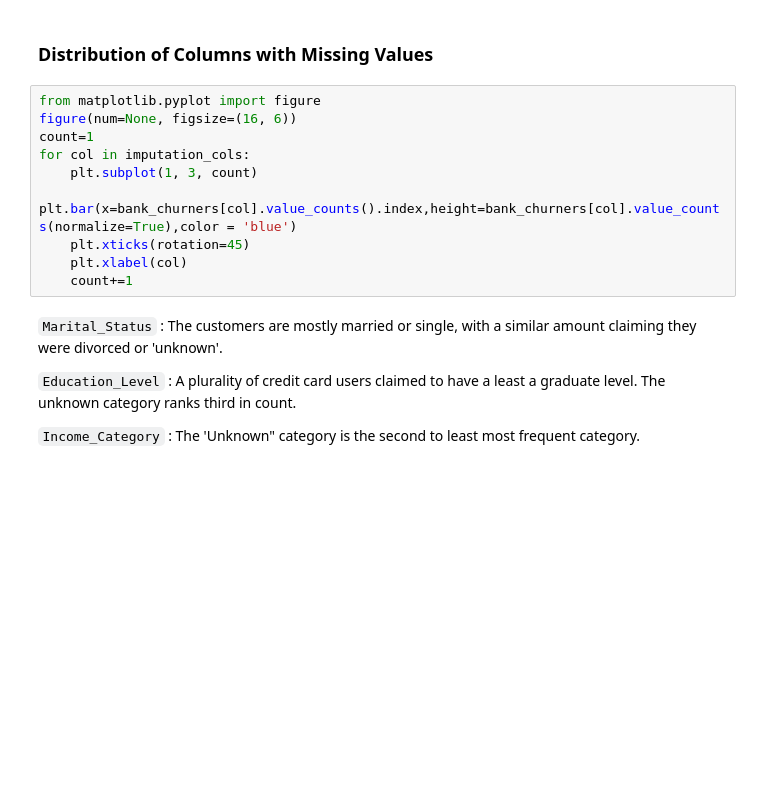
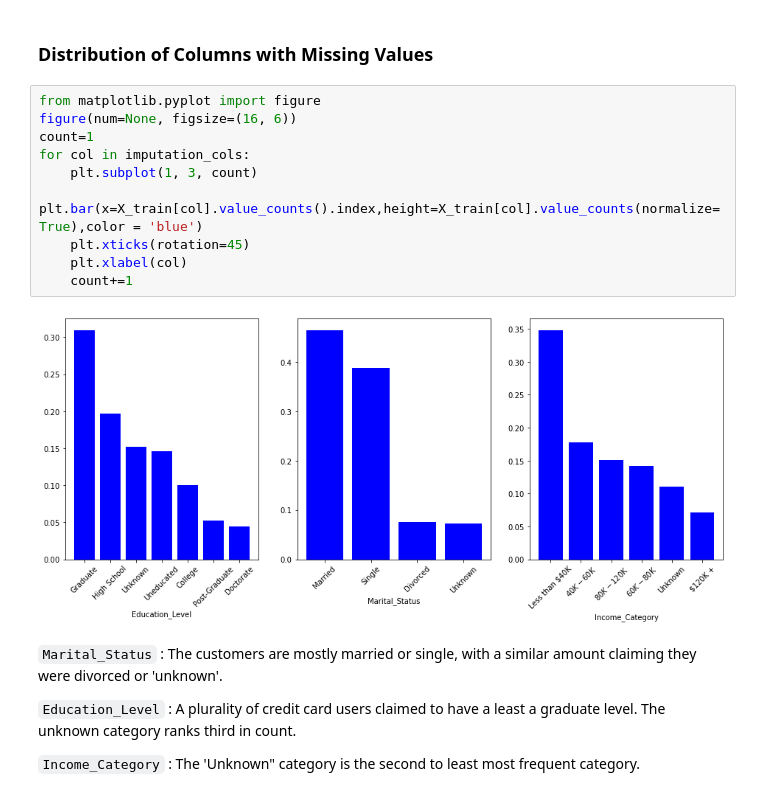
Before and after one commit to mikhaelamartin/Zaful-Classification, a Jupyter notebook: Bank-Churn/Bank Churner.ipynb, the cells around one changed output. Saved outputs shown, nothing was run; the diff lists cells and outputs as text; blank space fills up the shorter version.

```diff
--- a/Bank-Churn/Bank Churner.ipynb
+++ b/Bank-Churn/Bank Churner.ipynb
@@ -250,13 +372,15 @@ sns.heatmap(bank_churners.replace('Unknown',np.nan).isnull())
 # %%
 from matplotlib.pyplot import figure
 figure(num=None, figsize=(16, 6))
 count=1
 for col in imputation_cols:
     plt.subplot(1, 3, count)
-    plt.bar(x=bank_churners[col].value_counts().index,height=bank_churners[col].value_counts(normalize=True),color = 'blue')
+    plt.bar(x=X_train[col].value_counts().index,height=X_train[col].value_counts(normalize=True),color = 'blue')
     plt.xticks(rotation=45)
     plt.xlabel(col)
     count+=1
+# %% [output]
+[figure, added]
 # %% [markdown]
 `Marital_Status` : The customers are mostly married or single, with a similar amount claiming they were divorced or 'unknown'.
 
```
Also changed, not shown: parts of 221 cells of this notebook, 4 other files.
